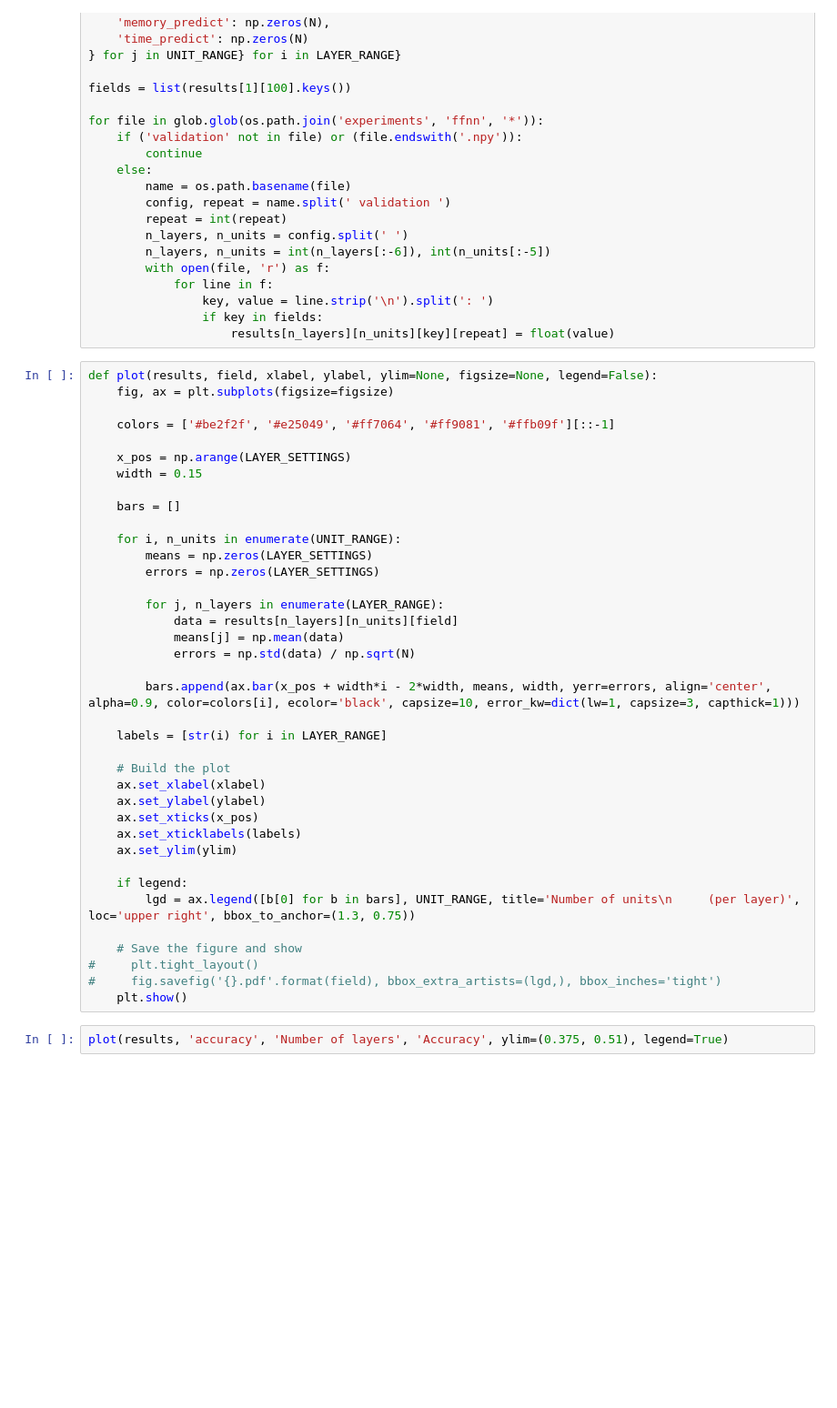
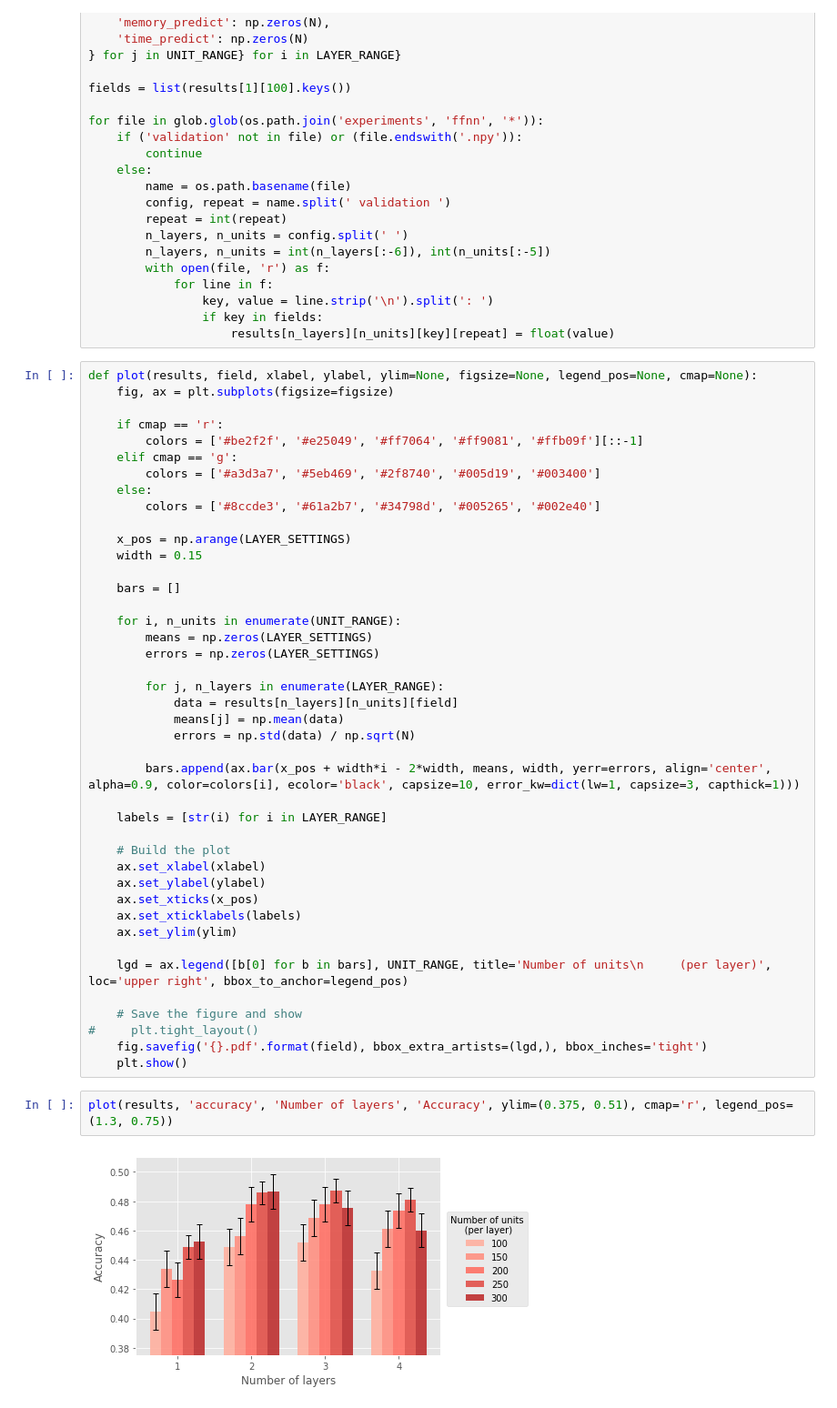
Before and after one commit to eonu/inf4-hons, a Jupyter notebook: notebooks/(Plot) FFNN architecture.ipynb, the cells around one changed output. Shown at 91% size. Cells and saved outputs as stored; diff of their text form; blank space fills up the shorter version.

```diff
--- a/notebooks/(Plot) FFNN architecture.ipynb
+++ b/notebooks/(Plot) FFNN architecture.ipynb
@@ -36,10 +36,15 @@ for file in glob.glob(os.path.join('experiments', 'ffnn', '*')):
                 if key in fields:
                     results[n_layers][n_units][key][repeat] = float(value)
 # %%
-def plot(results, field, xlabel, ylabel, ylim=None, figsize=None, legend=False):
+def plot(results, field, xlabel, ylabel, ylim=None, figsize=None, legend_pos=None, cmap=None):
     fig, ax = plt.subplots(figsize=figsize)
 
-    colors = ['#be2f2f', '#e25049', '#ff7064', '#ff9081', '#ffb09f'][::-1]
+    if cmap == 'r':
+        colors = ['#be2f2f', '#e25049', '#ff7064', '#ff9081', '#ffb09f'][::-1]
+    elif cmap == 'g':
+        colors = ['#a3d3a7', '#5eb469', '#2f8740', '#005d19', '#003400']
+    else:
+        colors = ['#8ccde3', '#61a2b7', '#34798d', '#005265', '#002e40']
 
     x_pos = np.arange(LAYER_SETTINGS)
     width = 0.15
@@ -66,13 +71,14 @@ def plot(results, field, xlabel, ylabel, ylim=None, figsize=None, legend=False):
     ax.set_xticklabels(labels)
     ax.set_ylim(ylim)
 
-    if legend:
-        lgd = ax.legend([b[0] for b in bars], UNIT_RANGE, title='Number of units\n     (per layer)', loc='upper right', bbox_to_anchor=(1.3, 0.75))
+    lgd = ax.legend([b[0] for b in bars], UNIT_RANGE, title='Number of units\n     (per layer)', loc='upper right', bbox_to_anchor=legend_pos)
 
     # Save the figure and show
 #     plt.tight_layout()
-#     fig.savefig('{}.pdf'.format(field), bbox_extra_artists=(lgd,), bbox_inches='tight')
+    fig.savefig('{}.pdf'.format(field), bbox_extra_artists=(lgd,), bbox_inches='tight')
     plt.show()
 # %%
-plot(results, 'accuracy', 'Number of layers', 'Accuracy', ylim=(0.375, 0.51), legend=True)
+plot(results, 'accuracy', 'Number of layers', 'Accuracy', ylim=(0.375, 0.51), cmap='r', legend_pos=(1.3, 0.75))
+# %% [output]
+[figure, added]
 # %%
```
Also changed, not shown: parts of 4 cells of this notebook, 7 other files.
